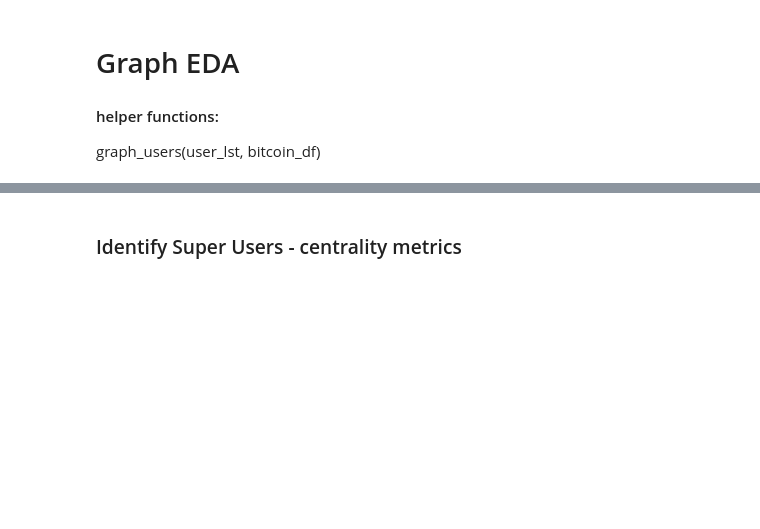
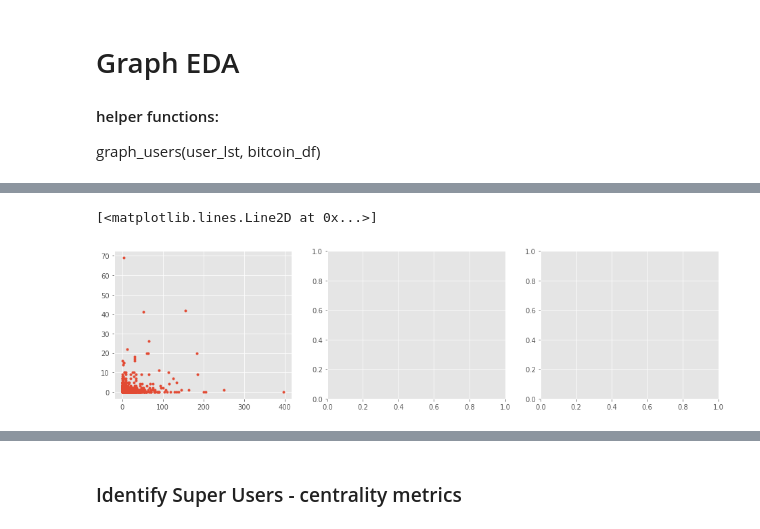
Before and after one commit to allanalberts/Fighting-Fraud-With-Graph-Theory, a Jupyter notebook: notebooks/graph_eda.ipynb, the cells around one changed output, grey strips where cells are left out. Drawn from its saved outputs; the diff is of its cells as text; code cells hidden in the pictures; blank space fills up the shorter version.

```diff
--- a/notebooks/graph_eda.ipynb
+++ b/notebooks/graph_eda.ipynb
@@ -52,0 +130,9 @@ Edge Count: 22650
+# %%
+# fraud received vs. pos received
+fig, axs = plt.subplots(1,3, figsize=(16,4))
+x = alpha_users['PosReceivedCnt']
+y = alpha_users['NegReceivedCnt']
+axs[0].plot(x, y, '.')
+# %% [output]
+[<matplotlib.lines.Line2D at 0x...>]
+[figure, added]
```
Also changed, not shown: parts of 24 cells of this notebook, 2 other files.
